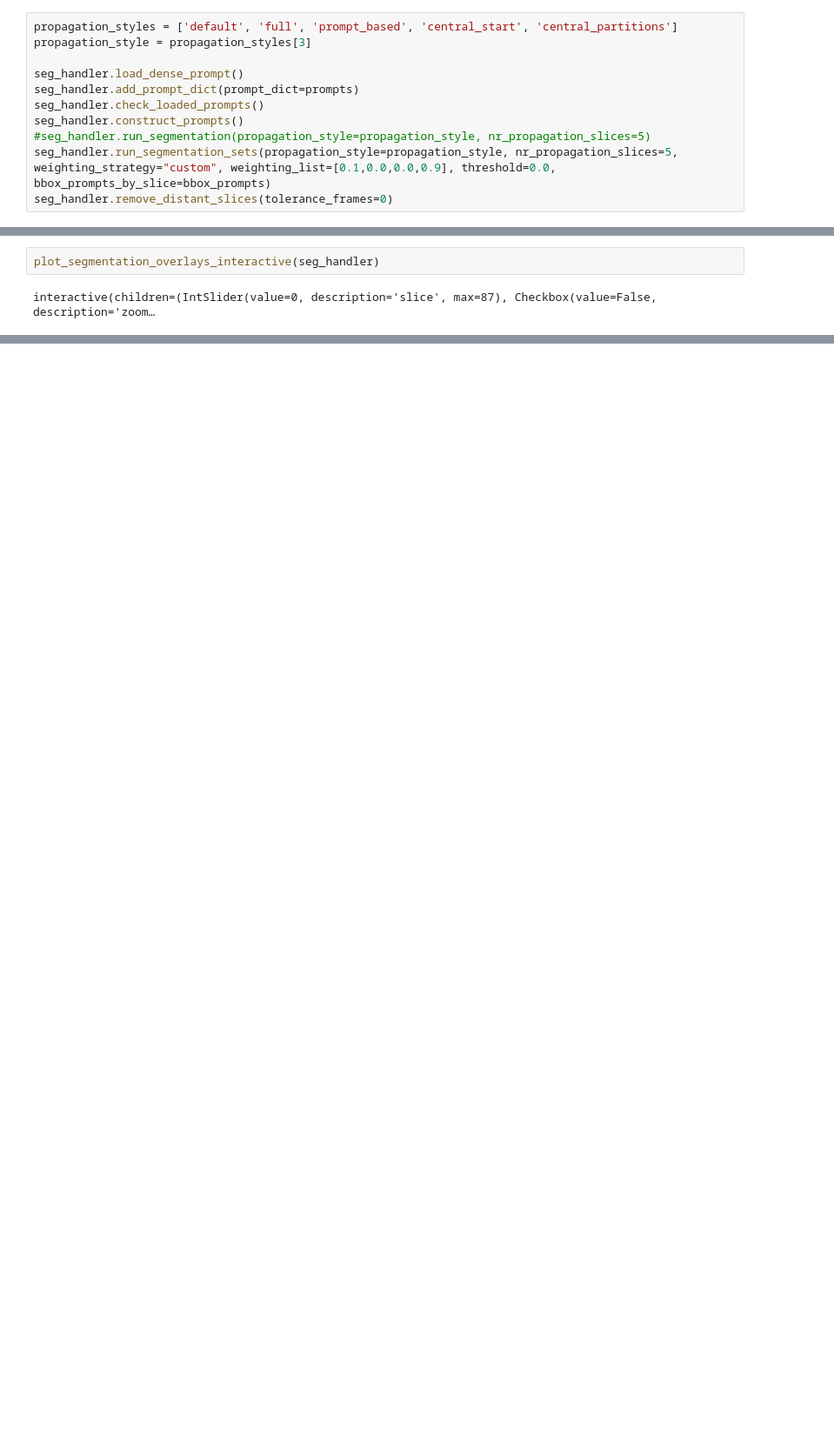
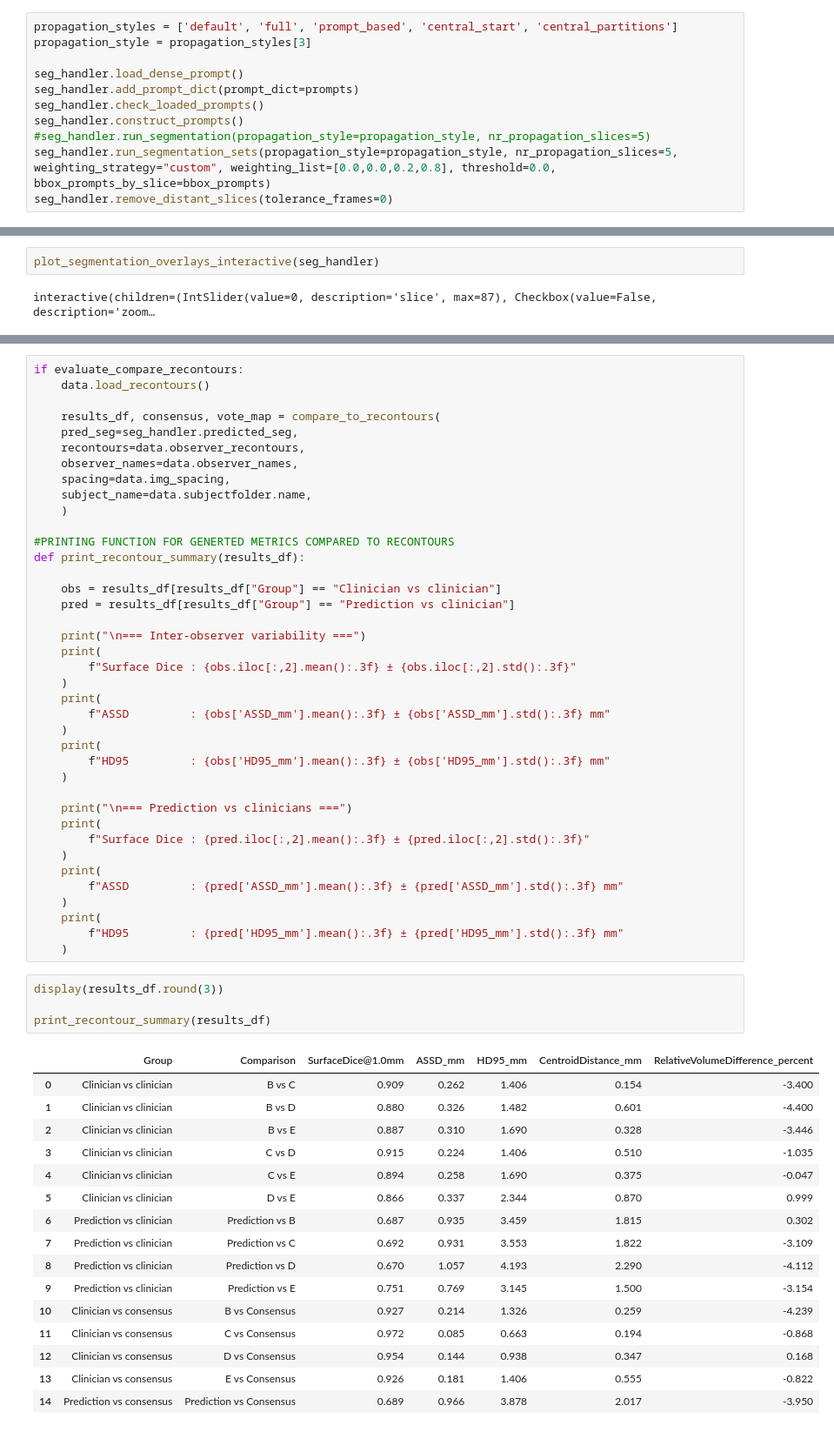
Before and after one commit to JorisMentink/MSc_Graduation_Project, a Jupyter notebook: test.ipynb, the cells around one changed output, grey strips where cells are left out. Shown at 87% size. Cells and saved outputs as stored; diff of their text form; blank space fills up the shorter version.

```diff
--- a/test.ipynb
+++ b/test.ipynb
@@ -384,6 +385,6 @@ seg_handler.add_prompt_dict(prompt_dict=prompts)
 seg_handler.check_loaded_prompts()
 seg_handler.construct_prompts()
 #seg_handler.run_segmentation(propagation_style=propagation_style, nr_propagation_slices=5)
-seg_handler.run_segmentation_sets(propagation_style=propagation_style, nr_propagation_slices=5, weighting_strategy="custom", weighting_list=[0.1,0.0,0.0,0.9], threshold=0.0, bbox_prompts_by_slice=bbox_prompts)
+seg_handler.run_segmentation_sets(propagation_style=propagation_style, nr_propagation_slices=5, weighting_strategy="custom", weighting_list=[0.0,0.0,0.2,0.8], threshold=0.0, bbox_prompts_by_slice=bbox_prompts)
 seg_handler.remove_distant_slices(tolerance_frames=0)
 # %% [output]
@@ -825 +926,61 @@ RelativeVolumeDifference_percent                       -18.6350
 =========================================================================================================
+# %%
+if evaluate_compare_recontours:
+    data.load_recontours()
+
+    results_df, consensus, vote_map = compare_to_recontours(
+    pred_seg=seg_handler.predicted_seg,
+    recontours=data.observer_recontours,
+    observer_names=data.observer_names,
+    spacing=data.img_spacing,
+    subject_name=data.subjectfolder.name,
+    )
+
+#PRINTING FUNCTION FOR GENERTED METRICS COMPARED TO RECONTOURS
+def print_recontour_summary(results_df):
+
+    obs = results_df[results_df["Group"] == "Clinician vs clinician"]
+    pred = results_df[results_df["Group"] == "Prediction vs clinician"]
+
+    print("\n=== Inter-observer variability ===")
+    print(
+        f"Surface Dice : {obs.iloc[:,2].mean():.3f} ± {obs.iloc[:,2].std():.3f}"
+    )
+    print(
+        f"ASSD         : {obs['ASSD_mm'].mean():.3f} ± {obs['ASSD_mm'].std():.3f} mm"
+    )
+    print(
+        f"HD95         : {obs['HD95_mm'].mean():.3f} ± {obs['HD95_mm'].std():.3f} mm"
+    )
+
+    print("\n=== Prediction vs clinicians ===")
+    print(
+        f"Surface Dice : {pred.iloc[:,2].mean():.3f} ± {pred.iloc[:,2].std():.3f}"
+    )
+    print(
+        f"ASSD         : {pred['ASSD_mm'].mean():.3f} ± {pred['ASSD_mm'].std():.3f} mm"
+    )
+    print(
+        f"HD95         : {pred['HD95_mm'].mean():.3f} ± {pred['HD95_mm'].std():.3f} mm"
+    )
+# %%
+display(results_df.round(3))
+
+print_recontour_summary(results_df)
+# %% [output]
+|  | Group | Comparison | SurfaceDice@1.0mm | ASSD_mm | HD95_mm | CentroidDistance_mm | RelativeVolumeDifference_percent |
+| 0 | Clinician vs clinician | B vs C | 0.909 | 0.262 | 1.406 | 0.154 | -3.400 |
+| 1 | Clinician vs clinician | B vs D | 0.880 | 0.326 | 1.482 | 0.601 | -4.400 |
+| 2 | Clinician vs clinician | B vs E | 0.887 | 0.310 | 1.690 | 0.328 | -3.446 |
+| 3 | Clinician vs clinician | C vs D | 0.915 | 0.224 | 1.406 | 0.510 | -1.035 |
+| 4 | Clinician vs clinician | C vs E | 0.894 | 0.258 | 1.690 | 0.375 | -0.047 |
+| 5 | Clinician vs clinician | D vs E | 0.866 | 0.337 | 2.344 | 0.870 | 0.999 |
+| 6 | Prediction vs clinician | Prediction vs B | 0.687 | 0.935 | 3.459 | 1.815 | 0.302 |
+| 7 | Prediction vs clinician | Prediction vs C | 0.692 | 0.931 | 3.553 | 1.822 | -3.109 |
+| 8 | Prediction vs clinician | Prediction vs D | 0.670 | 1.057 | 4.193 | 2.290 | -4.112 |
+| 9 | Prediction vs clinician | Prediction vs E | 0.751 | 0.769 | 3.145 | 1.500 | -3.154 |
+| 10 | Clinician vs consensus | B vs Consensus | 0.927 | 0.214 | 1.326 | 0.259 | -4.239 |
+| 11 | Clinician vs consensus | C vs Consensus | 0.972 | 0.085 | 0.663 | 0.194 | -0.868 |
+| 12 | Clinician vs consensus | D vs Consensus | 0.954 | 0.144 | 0.938 | 0.347 | 0.168 |
+| 13 | Clinician vs consensus | E vs Consensus | 0.926 | 0.181 | 1.406 | 0.555 | -0.822 |
+| 14 | Prediction vs consensus | Prediction vs Consensus | 0.689 | 0.966 | 3.878 | 2.017 | -3.950 |
```
Also changed, not shown: parts of 9 cells of this notebook, 28 other files.
